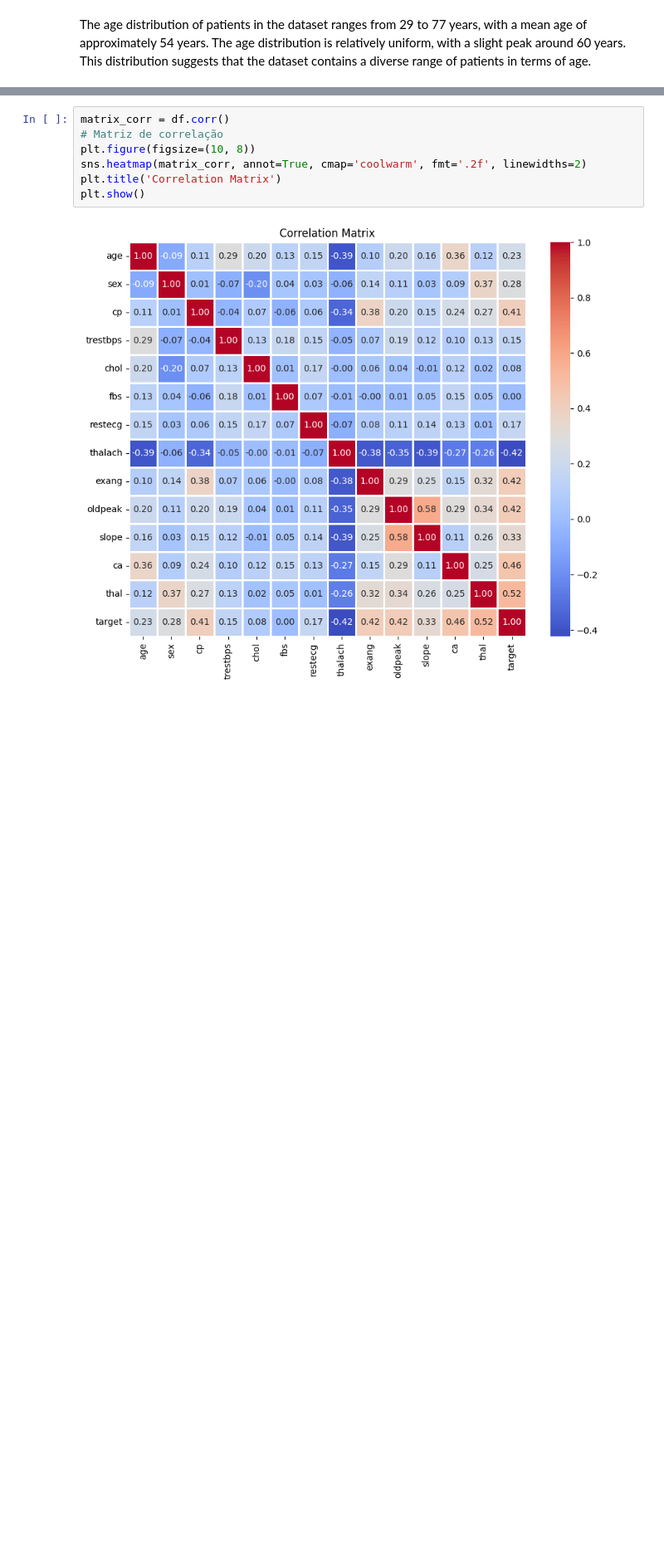
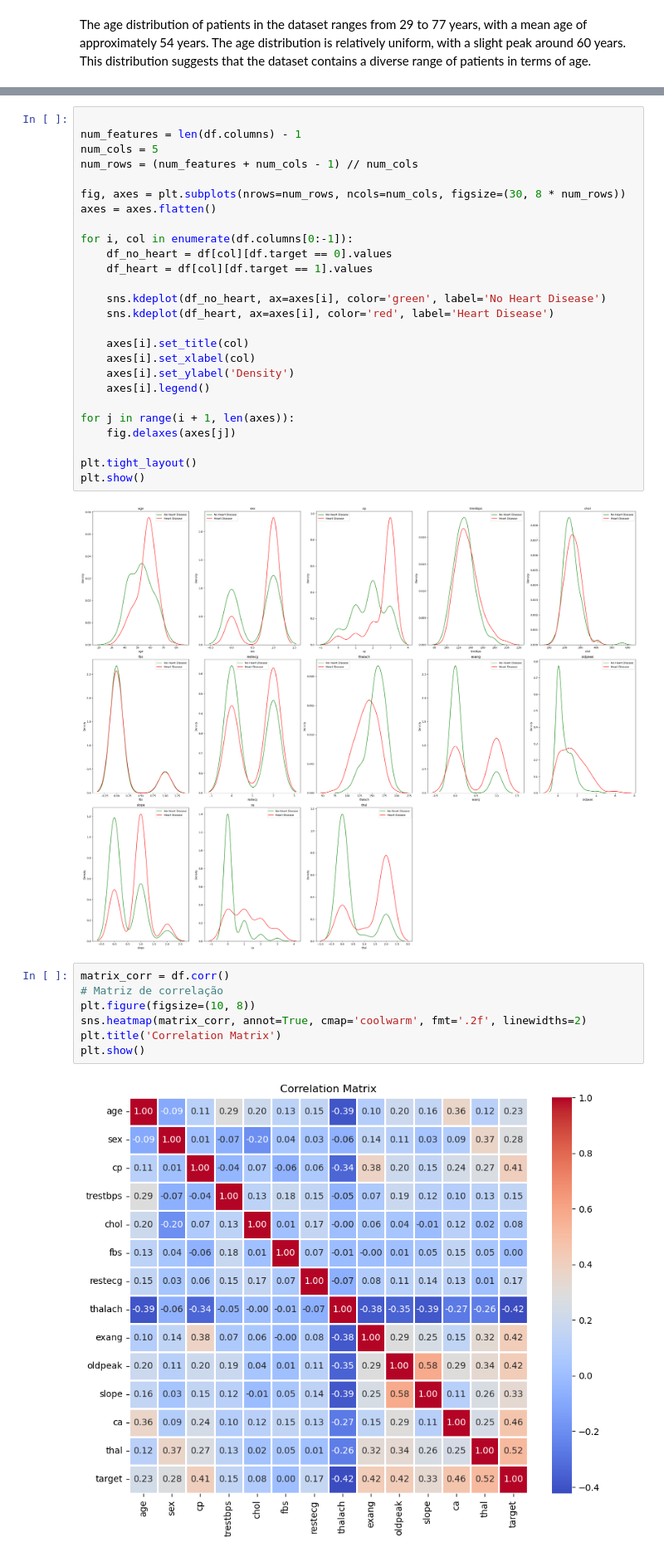
Before and after one commit to cristiano-nicolau/faa_t1, a Jupyter notebook: data_analyses.ipynb, the cells around one changed output, grey strips where cells are left out. Shown at 83% size. Saved outputs shown, nothing was run; the diff lists cells and outputs as text; blank space fills up the shorter version.

```diff
--- a/data_analyses.ipynb
+++ b/data_analyses.ipynb
@@ -333,3 +332,31 @@ plt.show()
+# %%
+
+num_features = len(df.columns) - 1
+num_cols = 5
+num_rows = (num_features + num_cols - 1) // num_cols
+
+fig, axes = plt.subplots(nrows=num_rows, ncols=num_cols, figsize=(30, 8 * num_rows))
+axes = axes.flatten()
+
+for i, col in enumerate(df.columns[0:-1]):
+    df_no_heart = df[col][df.target == 0].values
+    df_heart = df[col][df.target == 1].values
+
+    sns.kdeplot(df_no_heart, ax=axes[i], color='green', label='No Heart Disease')
+    sns.kdeplot(df_heart, ax=axes[i], color='red', label='Heart Disease')
+
+    axes[i].set_title(col)
+    axes[i].set_xlabel(col)
+    axes[i].set_ylabel('Density')
+    axes[i].legend()
+
+for j in range(i + 1, len(axes)):
+    fig.delaxes(axes[j])
+
+plt.tight_layout()
+plt.show()
+# %% [output]
+[figure, added]
 # %%
 matrix_corr = df.corr()
 # Matriz de correlação
```
Also changed, not shown: parts of 11 cells of this notebook.
